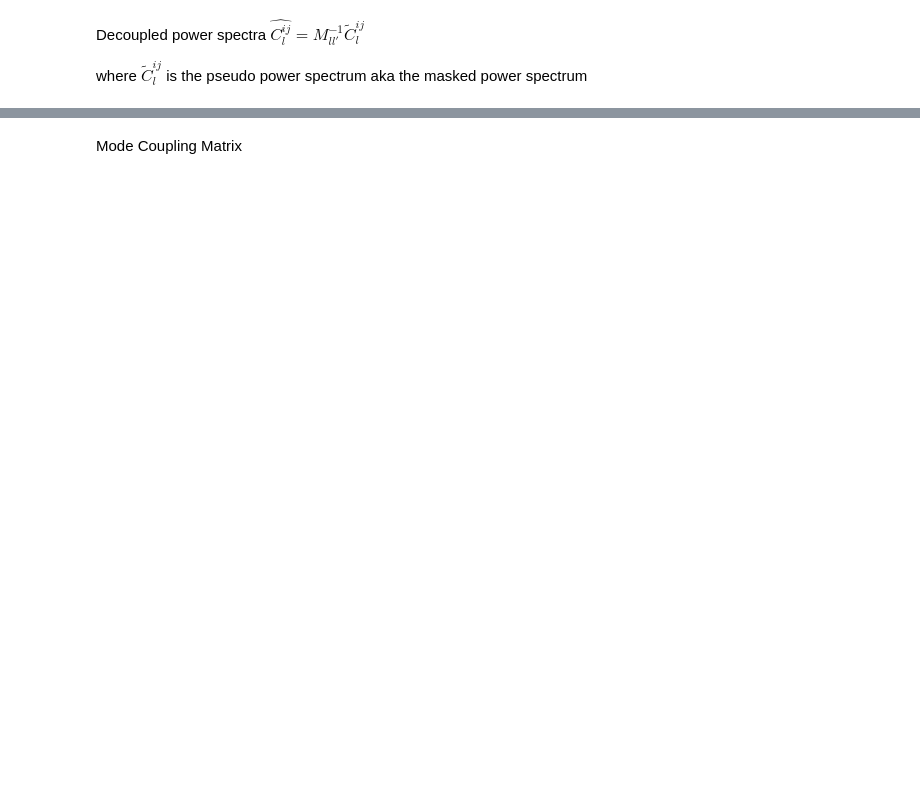
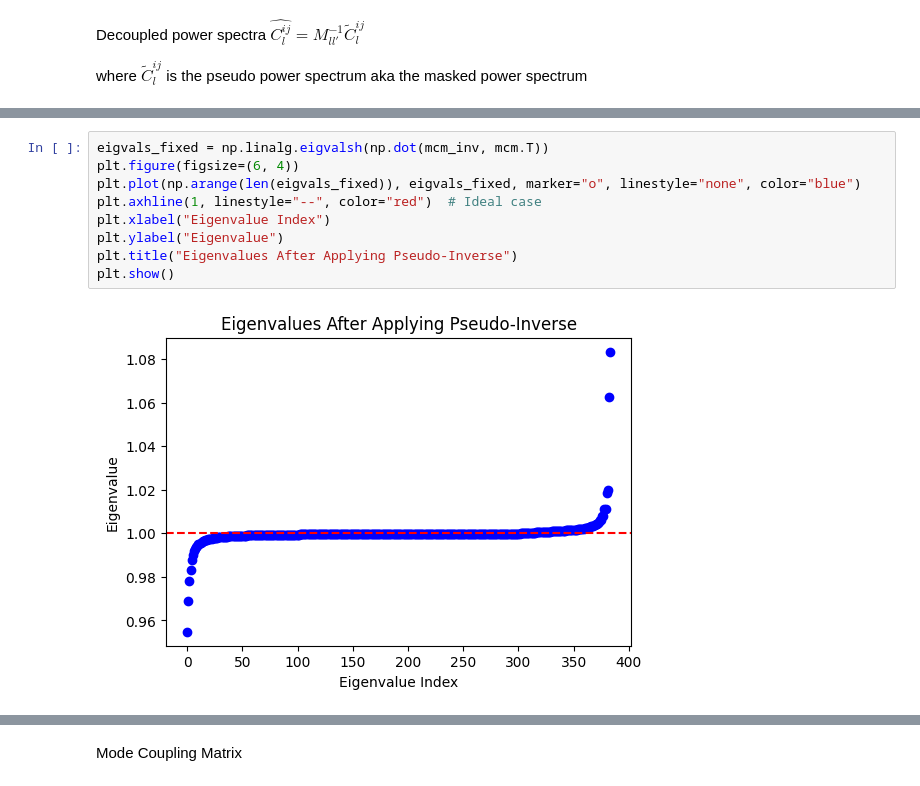
Before and after one commit to urwa99/Internship_Rome, a Jupyter notebook: masked_HILC.ipynb, the cells around one changed output, grey strips where cells are left out. Saved outputs shown, nothing was run; the diff lists cells and outputs as text; blank space fills up the shorter version.

```diff
--- a/masked_HILC.ipynb
+++ b/masked_HILC.ipynb
@@ -206,3 +220,14 @@ cmb_dec = np.dot(mcm_cmb_inv, pcl_cmb[0]) #decoupled cmb map
+# %%
+eigvals_fixed = np.linalg.eigvalsh(np.dot(mcm_inv, mcm.T))
+plt.figure(figsize=(6, 4))
+plt.plot(np.arange(len(eigvals_fixed)), eigvals_fixed, marker="o", linestyle="none", color="blue")
+plt.axhline(1, linestyle="--", color="red")  # Ideal case
+plt.xlabel("Eigenvalue Index")
+plt.ylabel("Eigenvalue")
+plt.title("Eigenvalues After Applying Pseudo-Inverse")
+plt.show()
+# %% [output]
+[figure, added]
 # %%
 plt.plot(ells, norm*Cl_cmb, label='CMB')
 plt.plot(ells, norm*cmb_dec, 'r-',label= 'CMB decoupled')
```
Also changed, not shown: parts of 16 cells of this notebook.
